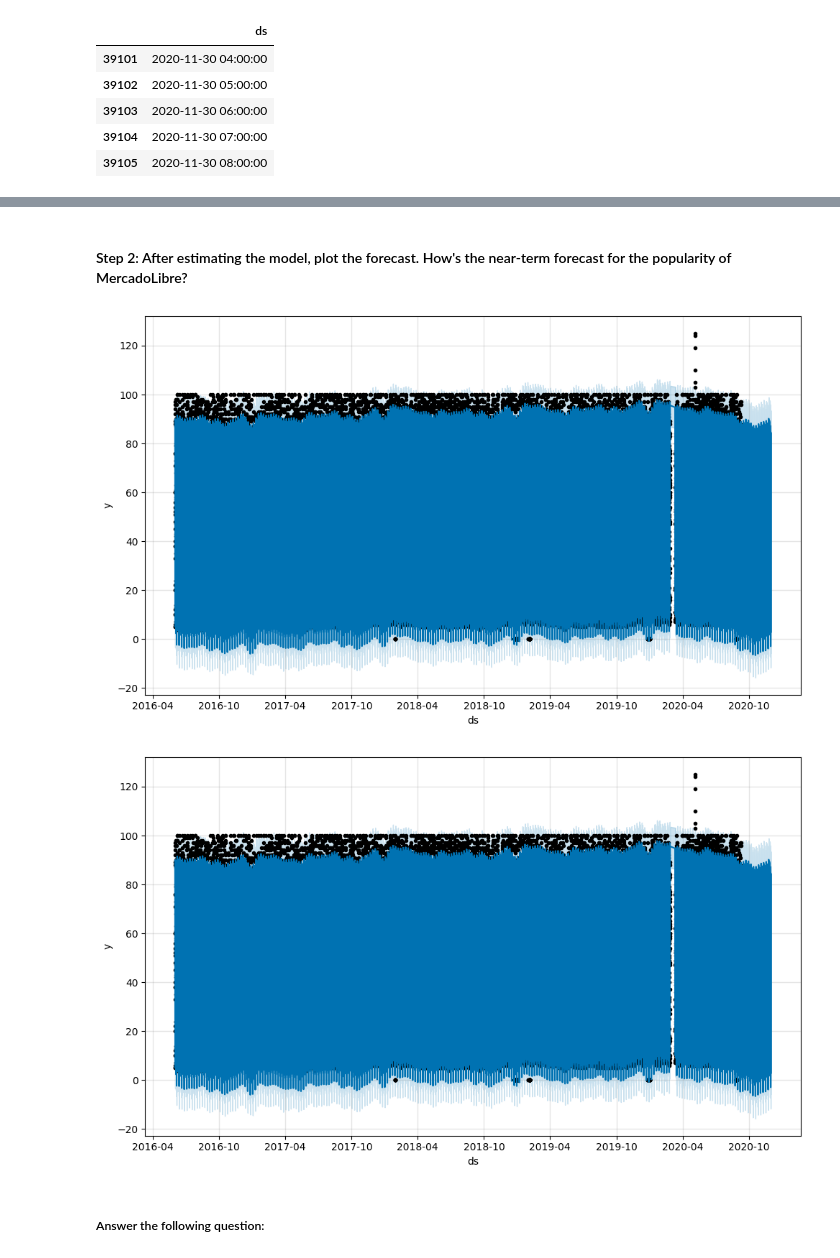
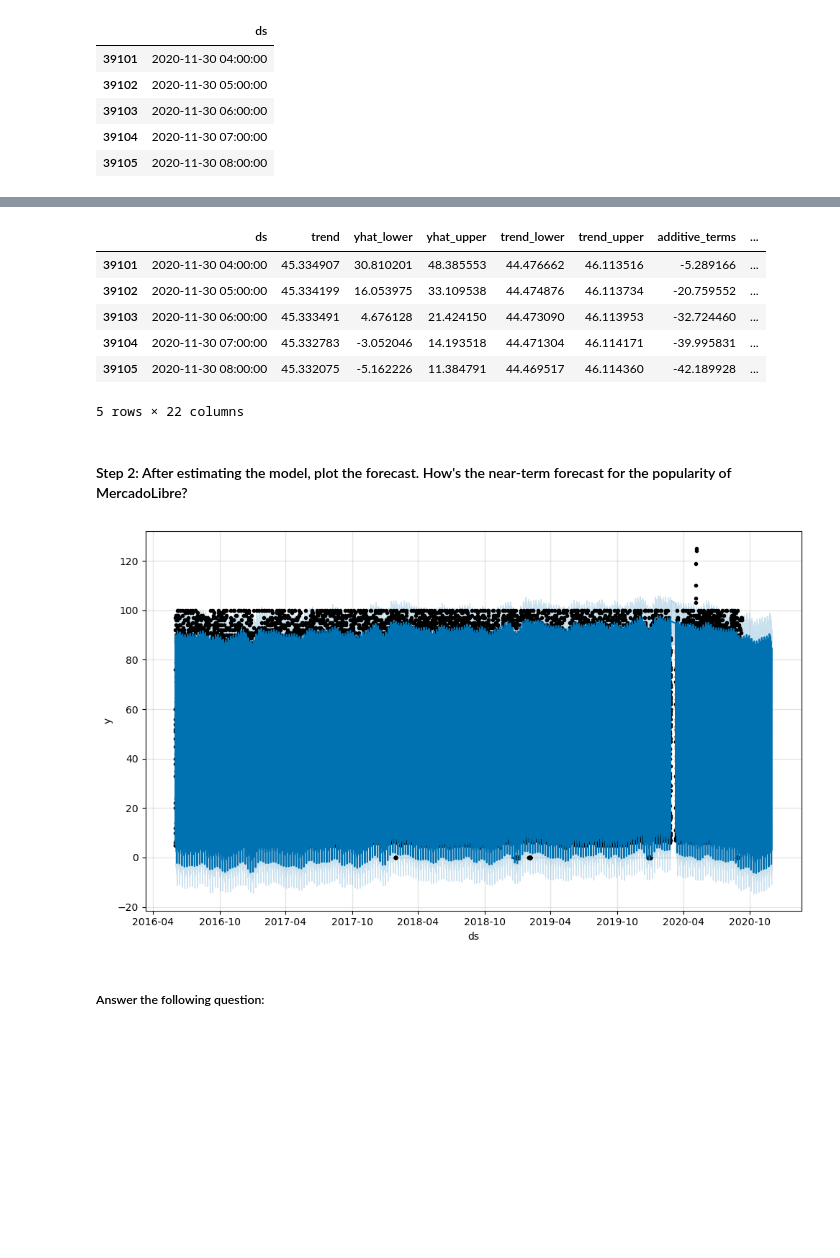
Before and after one commit to BlairSonnen/prophet-challenge, a Jupyter notebook: forecasting_net_prophet.ipynb, the cells around one changed output, grey strips where cells are left out. Saved outputs shown, nothing was run; the diff lists cells and outputs as text; code cells hidden in the pictures; blank space fills up the shorter version.

```diff
--- a/forecasting_net_prophet.ipynb
+++ b/forecasting_net_prophet.ipynb
@@ -474,11 +476,21 @@ INFO:cmdstanpy:Chain [1] done processing
 5 rows × 22 columns
+# %%
+forecast.tail()
+# %% [output]
+|  | ds | trend | yhat_lower | yhat_upper | trend_lower | trend_upper | additive_terms | ... |
+| 39101 | 2020-11-30 04:00:00 | 45.334907 | 30.810201 | 48.385553 | 44.476662 | 46.113516 | -5.289166 | ... |
+| 39102 | 2020-11-30 05:00:00 | 45.334199 | 16.053975 | 33.109538 | 44.474876 | 46.113734 | -20.759552 | ... |
+| 39103 | 2020-11-30 06:00:00 | 45.333491 | 4.676128 | 21.424150 | 44.473090 | 46.113953 | -32.724460 | ... |
+| 39104 | 2020-11-30 07:00:00 | 45.332783 | -3.052046 | 14.193518 | 44.471304 | 46.114171 | -39.995831 | ... |
+| 39105 | 2020-11-30 08:00:00 | 45.332075 | -5.162226 | 11.384791 | 44.469517 | 46.114360 | -42.189928 | ... |
+5 rows × 22 columns
 # %% [markdown]
 #### Step 2: After estimating the model, plot the forecast. How's the near-term forecast for the popularity of MercadoLibre?
 # %%
 # Plot the Prophet predictions for the Mercado trends data
+m.plot(forecast)
 # %% [output]
 [figure]
-[figure, removed]
 # %% [markdown]
 ##### Answer the following question:
 # %% [markdown]
```
Also changed, not shown: parts of 15 cells of this notebook, 1 other file.
